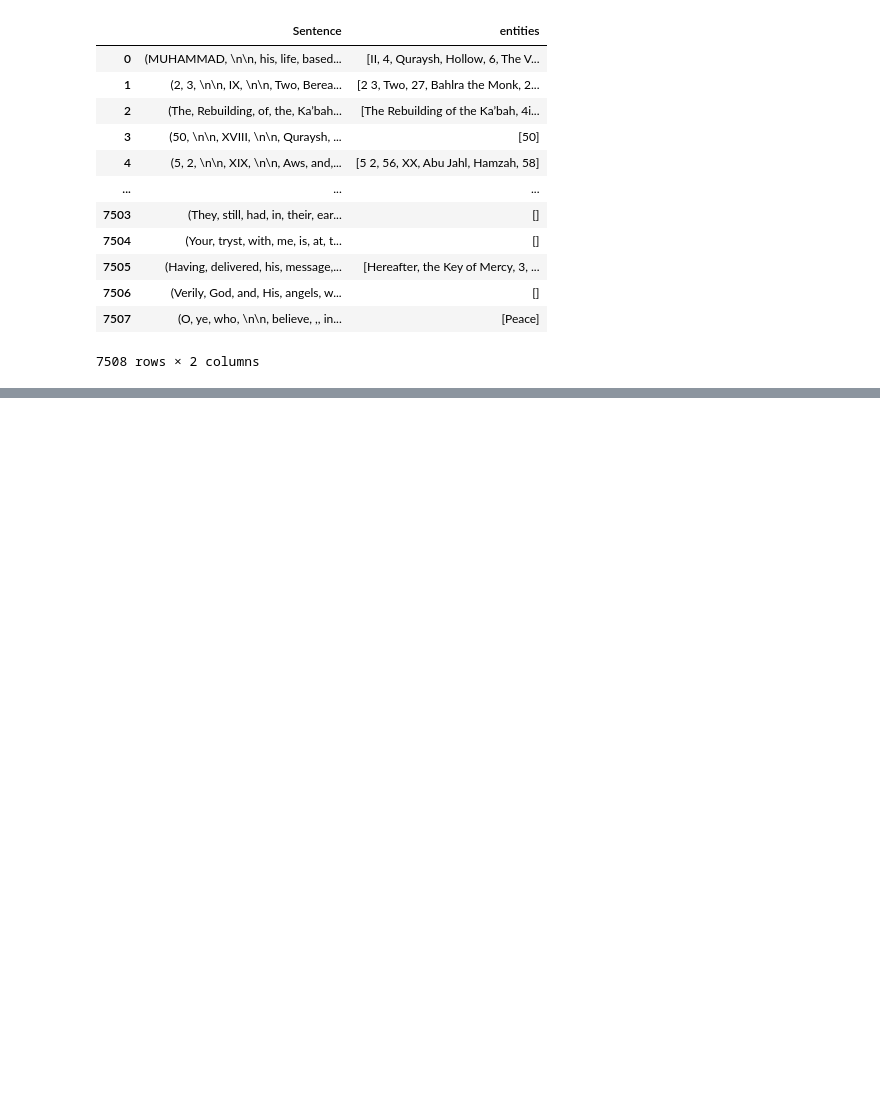
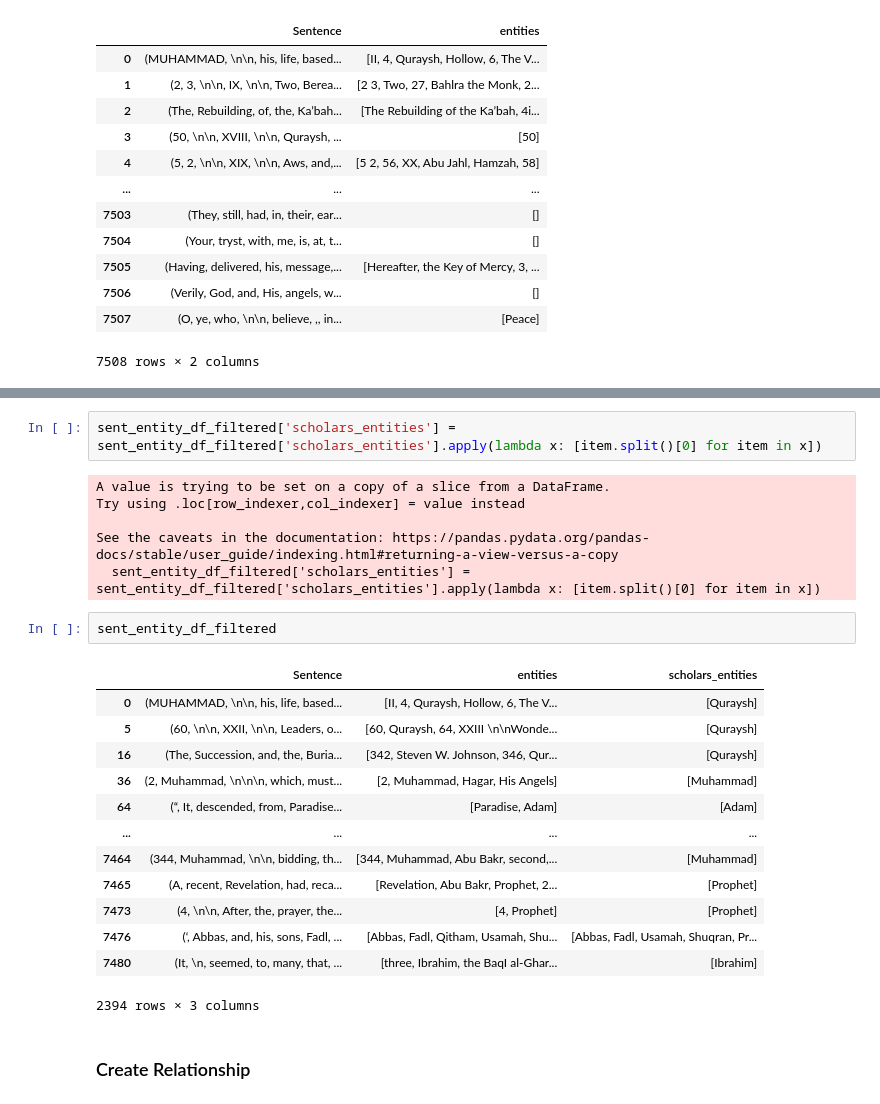
Before and after one commit to izzhamburhan/ProphetCommunities, a Jupyter notebook: extracting_relationships.ipynb, the cells around one changed output, grey strips where cells are left out. Saved outputs shown, nothing was run; the diff lists cells and outputs as text; blank space fills up the shorter version.

Commit message:
feat : Create Relationship

```diff
--- a/extracting_relationships.ipynb
+++ b/extracting_relationships.ipynb
@@ -87,0 +137,26 @@ sent_entity_df
+# %%
+sent_entity_df_filtered['scholars_entities'] = sent_entity_df_filtered['scholars_entities'].apply(lambda x: [item.split()[0] for item in x])
+# %% [output]
+A value is trying to be set on a copy of a slice from a DataFrame.
+Try using .loc[row_indexer,col_indexer] = value instead
+
+See the caveats in the documentation: https://pandas.pydata.org/pandas-docs/stable/user_guide/indexing.html#returning-a-view-versus-a-copy
+  sent_entity_df_filtered['scholars_entities'] = sent_entity_df_filtered['scholars_entities'].apply(lambda x: [item.split()[0] for item in x])
+# %%
+sent_entity_df_filtered
+# %% [output]
+|  | Sentence | entities | scholars_entities |
+| 0 | (MUHAMMAD, \n\n, his, life, based... | [II, 4, Quraysh, Hollow, 6, The V... | [Quraysh] |
+| 5 | (60, \n\n, XXII, \n\n, Leaders, o... | [60, Quraysh, 64, XXIII \n\nWonde... | [Quraysh] |
+| 16 | (The, Succession, and, the, Buria... | [342, Steven W. Johnson, 346, Qur... | [Quraysh] |
+| 36 | (2, Muhammad, \n\n\n, which, must... | [2, Muhammad, Hagar, His Angels] | [Muhammad] |
+| 64 | (“, It, descended, from, Paradise... | [Paradise, Adam] | [Adam] |
+| ... | ... | ... | ... |
+| 7464 | (344, Muhammad, \n\n, bidding, th... | [344, Muhammad, Abu Bakr, second,... | [Muhammad] |
+| 7465 | (A, recent, Revelation, had, reca... | [Revelation, Abu Bakr, Prophet, 2... | [Prophet] |
+| 7473 | (4, \n\n, After, the, prayer, the... | [4, Prophet] | [Prophet] |
+| 7476 | (‘, Abbas, and, his, sons, Fadl, ... | [Abbas, Fadl, Qitham, Usamah, Shu... | [Abbas, Fadl, Usamah, Shuqran, Pr... |
+| 7480 | (It, \n, seemed, to, many, that, ... | [three, Ibrahim, the BaqI al-Ghar... | [Ibrahim] |
+2394 rows × 3 columns
+# %% [markdown]
+### Create Relationship
```
Also changed, not shown: parts of 9 cells of this notebook.
